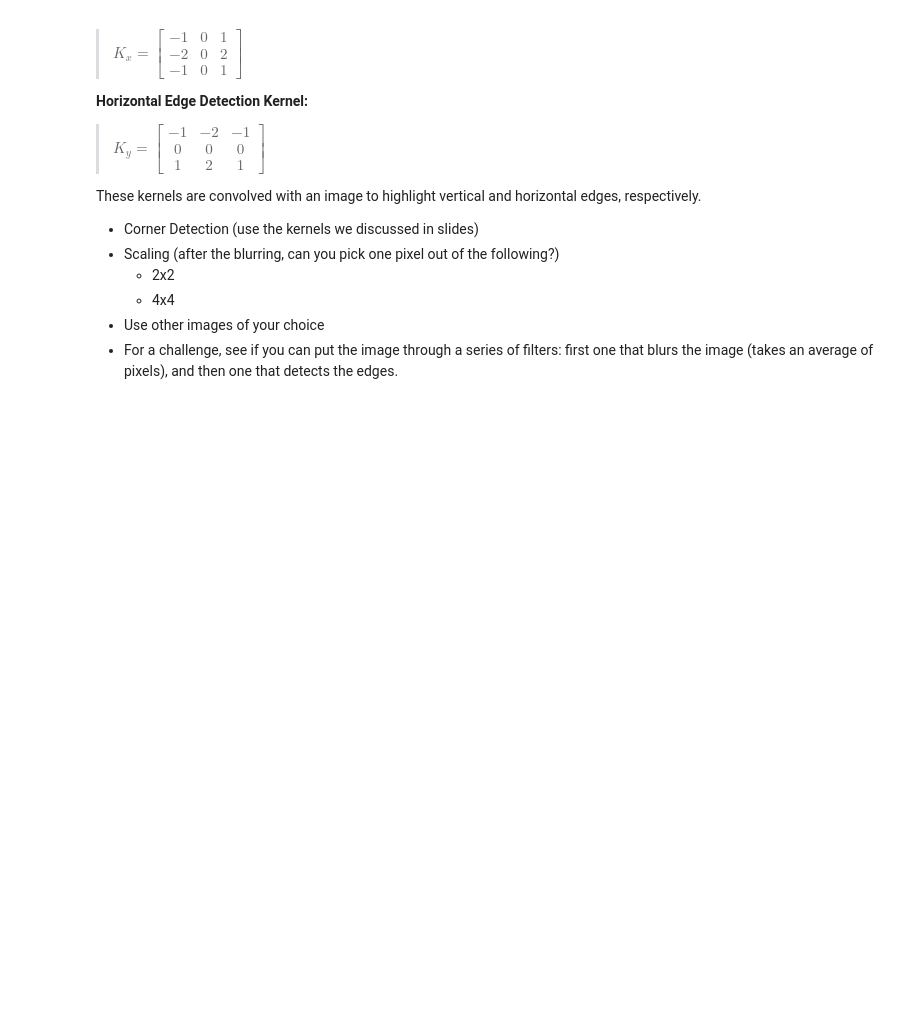
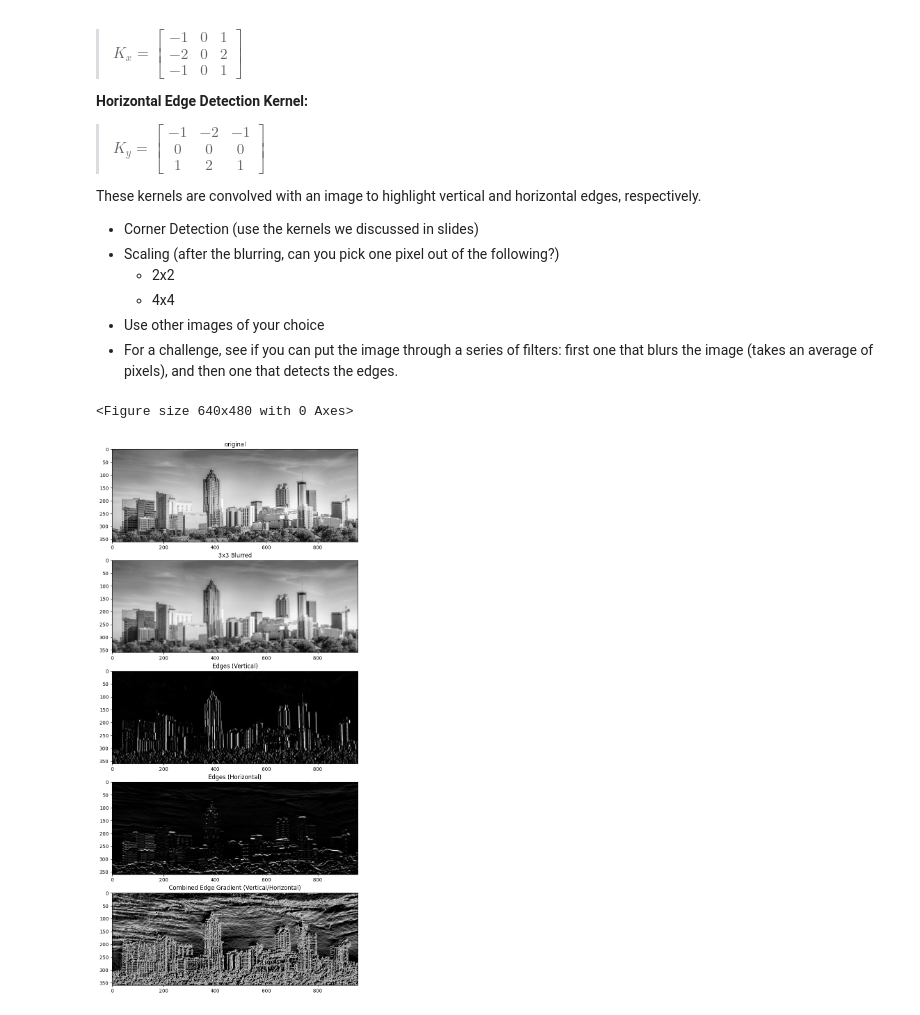
Before and after one commit to r-butl/CSCI611_Spring25_Lucas_Butler, a Jupyter notebook: Assignment_2/image_filtering/image_filtering.ipynb, the cells around one changed output. Cells and saved outputs as stored; diff of their text form; code cells hidden in the pictures; blank space fills up the shorter version.

```diff
--- a/Assignment_2/image_filtering/image_filtering.ipynb
+++ b/Assignment_2/image_filtering/image_filtering.ipynb
@@ -229,3 +229,51 @@ These kernels are convolved with an image to highlight vertical and horizontal e
   - 4x4
 - Use other images of your choice
 - For a challenge, see if you can put the image through a series of filters: first one that blurs the image (takes an average of pixels), and then one that detects the edges.
+# %%
+plt.clf()
+
+# Define kernels
+S3x3 = np.ones(shape=(3,3), dtype=np.float32)
+
+
+# Sobel kernels for edge detection
+Kx = np.array([[-1, 0, 1],
+               [-2, 0, 2],
+               [-1, 0, 1]])
+
+Ky = np.array([[-1, -2, -1],
+               [ 0,  0,  0],
+               [ 1,  2,  1]])
+
+fig = plt.figure(figsize=(48, 20))
+fig.add_subplot(5,1,1)
+plt.imshow(gray, cmap='gray')
+plt.title('original')
+
+# Blur image using a 3x3 average
+blurred_image = cv2.filter2D(gray, -1, S3x3/9.0)
+fig.add_subplot(5,1,2)
+plt.imshow(blurred_image, cmap='gray')
+plt.title('3x3 Blurred')
+
+# Detect edges using Sobel operator (vertical edges)
+edges_x = cv2.filter2D(blurred_image, -1, Kx)
+fig.add_subplot(5,1,3)
+plt.imshow(edges_x, cmap='gray')
+plt.title('Edges (Vertical)')
+
+# Detect edges using Sobel operator (horizontal edges)
+edges_y = cv2.filter2D(blurred_image, -1, Ky)
+fig.add_subplot(5,1,4)
+plt.imshow(edges_y, cmap='gray')
+plt.title('Edges (Horizontal)')
+
+combined = np.sqrt(np.square(edges_x) +  np.square(edges_y))
+fig.add_subplot(5,1,5)
+plt.imshow(combined, cmap='gray')
+plt.title('Combined Edge Gradient (Vertical/Horizontal)')
+
+plt.show()
+# %% [output]
+<Figure size 640x480 with 0 Axes>
+[figure, added]
```
Also changed, not shown: 4 other files.
